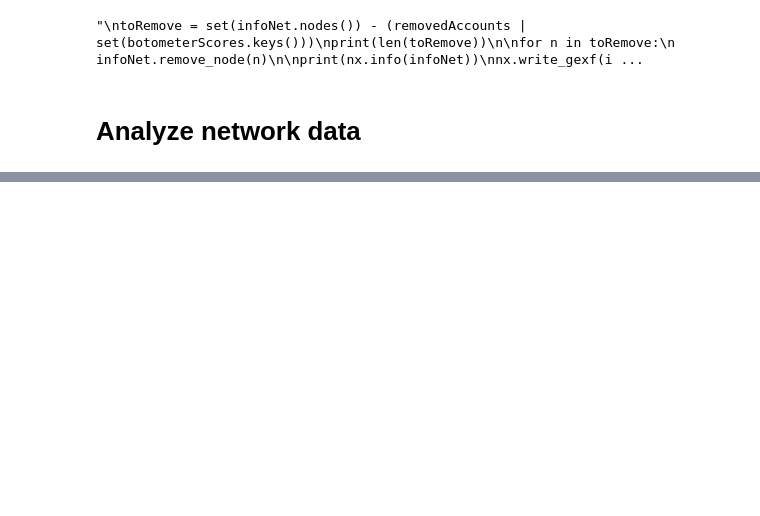
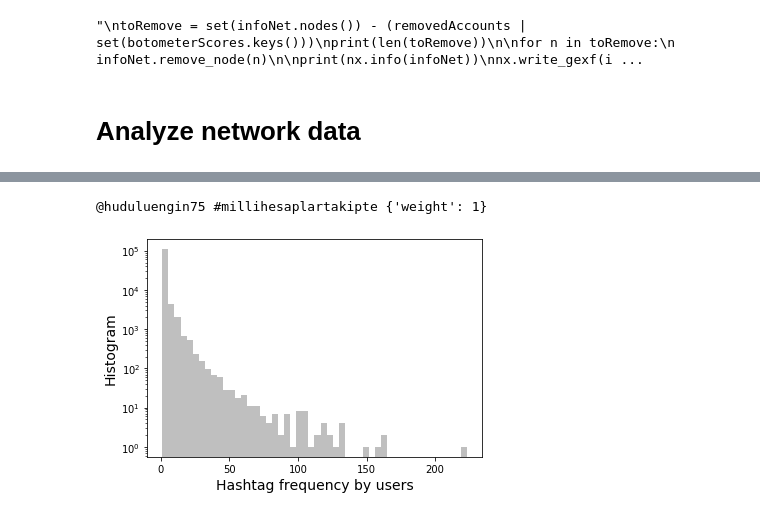
Before and after one commit to ViralLab/SICSS_Tutorial, a Jupyter notebook: notebooks/4_analyze-twitter-networks.ipynb, the cells around one changed output, grey strips where cells are left out. Saved outputs shown, nothing was run; the diff lists cells and outputs as text; code cells hidden in the pictures; blank space fills up the shorter version.

```diff
--- a/notebooks/4_analyze-twitter-networks.ipynb
+++ b/notebooks/4_analyze-twitter-networks.ipynb
@@ -43,7 +43,7 @@ infoNet = nx.DiGraph() # Keep stats of min&max dates, count etc.
 for c,tweet in enumerate(iterate_tweet_content()):
     connections = list()
     tdate = parse(tweet['created_at'])
-    uid = tweet['id_str']
+    uid = tweet['user']['id_str']
     if uid not in userProfile:
         userProfile[uid] = tweet['user']
 
@@ -96,17 +96,19 @@ for n in infoNet.nodes():
     infoNet.nodes[n]['nfavorites'] = userProfile[n]['favourites_count']
 
     infoNet.nodes[n]['screen_name'] = userProfile[n]['screen_name']
-    infoNet.nodes[n]['user_name'] = userProfile[n]['name']
+    #infoNet.nodes[n]['user_name'] = userProfile[n]['name']
     infoNet.nodes[n]['creation_year'] = userProfile[n]['created_at'].split()[-1]
 # %%
 # Read Botometer Scores
 
+#BOTOMETER_SCORE_FILE = '../data/botometer_scores.jsons.gz'
 BOTOMETER_SCORE_FILE = '../data/botometer_scores.jsons'
 BOTOMETER_ERROR_FILE = '../data/botometer_scores.errors'
 
 ## Collect already existing scores from previous runs
 botometerScores = dict()
 try:
+    #with gzip.open(BOTOMETER_SCORE_FILE, 'r') as fl:
     with open(BOTOMETER_SCORE_FILE, 'r') as fl:
         for line in fl:
             try:
@@ -131,13 +133,26 @@ print('{} accounts unaccessible'.format(len(removedAccounts)))
 
 
 ### Add Botometer Scores to network
-
+hasBotometerScore = set()
 for n in infoNet.nodes():
     if n in botometerScores:
         infoNet.nodes[n]['botometer_eng'] = np.ceil(botometerScores[n]['scores']['english']*5)
         infoNet.nodes[n]['botometer_uni'] = np.ceil(botometerScores[n]['scores']['universal']*5)
+        hasBotometerScore.add(n)
 
     if n in removedAccounts:
         infoNet.nodes[n]['botometer_eng'] = -1
         infoNet.nodes[n]['botometer_uni'] = -1
+        hasBotometerScore.add(n)
+
+
+### NOTE: SINCE THIS ANALYSIS ONLY COLLECTED BOTOMETER SCORES FOR THE INITIAL LIST
+###       WE MIGHT WANT TO COLLECT DATA FOR THE OTHER NODES THAT ARE NOT PART OF
+###.      THE ORIGINAL COLLECTION OF USERS.
+#'''
+with open('../data/demo_addition_users_for_botanalysis.txt', 'w') as fl:
+    degSeq = {n:d for n,d in infoNet.degree()}
+    for n in sorted(degSeq, key=degSeq.get, reverse=True):
+        fl.write('{}\n'.format(n))
+#'''
 # %% [output]
@@ -146,5 +161,6 @@ Scores for 64066 accounts already collected
 # %%
 for u,v,d in infoNet.edges.data():
+    infoNet[u][v]['datediff'] = (infoNet[u][v]['datemax'] - infoNet[u][v]['datemin']).days
     infoNet[u][v]['datemin'] = infoNet[u][v]['datemin'].strftime("%Y-%m-%d %H:%M:%S")
     infoNet[u][v]['datemax'] = infoNet[u][v]['datemax'].strftime("%Y-%m-%d %H:%M:%S")
 
@@ -192,0 +257,16 @@ Average out degree:   2.8740
+# %%
+# Edge weight distribution
+
+for m,n,d in uhNet.edges(data=True):
+    print(m,n,d)
+    break
+
+fig = plt.figure(figsize=(6,4))
+plt.hist([d['weight'] for m,n,d in uhNet.edges(data=True)],
+         bins=50, color='0.5', alpha=0.5)
+plt.xlabel('Hashtag frequency by users', fontsize=14)
+plt.ylabel('Histogram', fontsize=14)
+plt.yscale('log')
+# %% [output]
+@huduluengin75 #millihesaplartakipte {'weight': 1}
+[figure, added]
```
Also changed, not shown: parts of 6 cells of this notebook, 15 other files.
